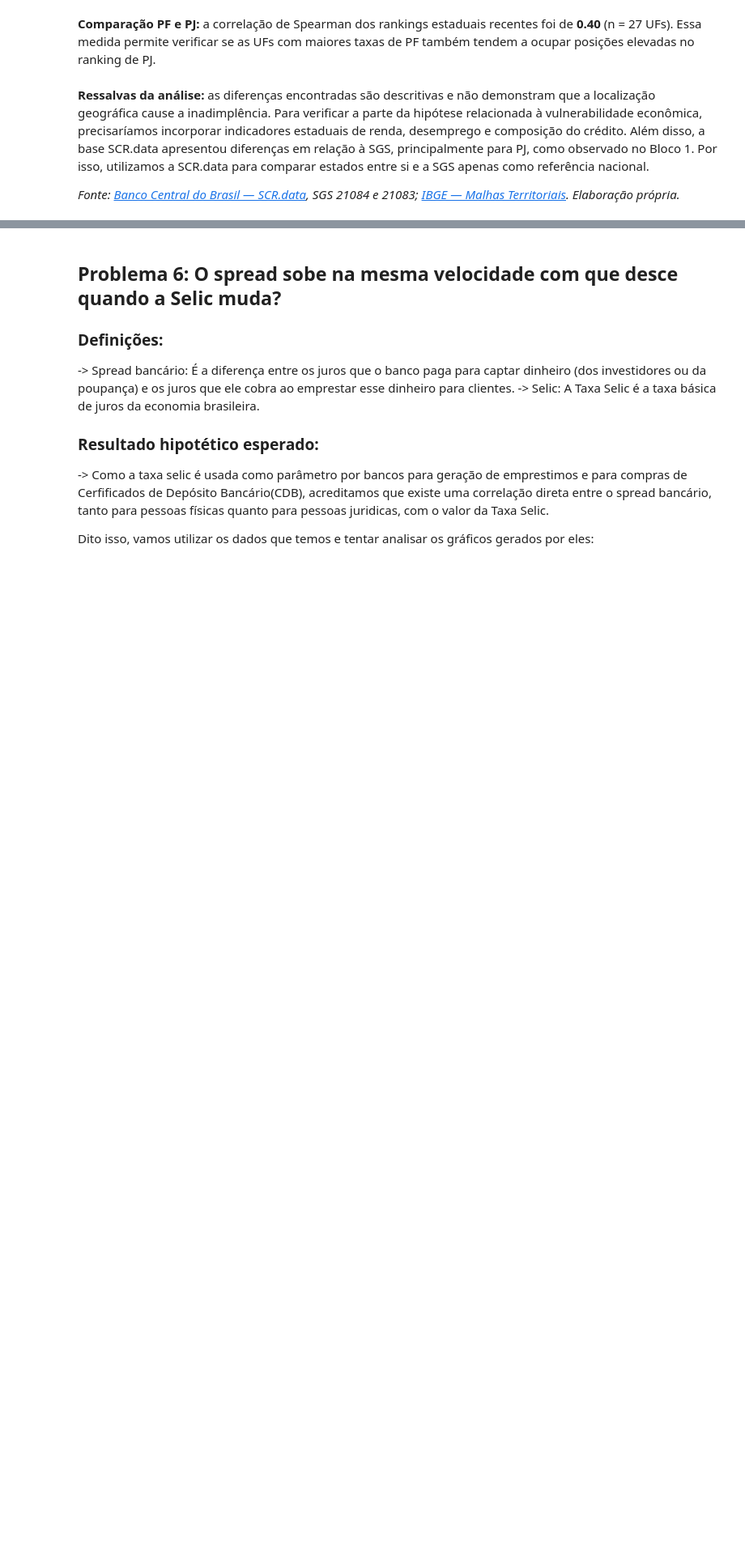
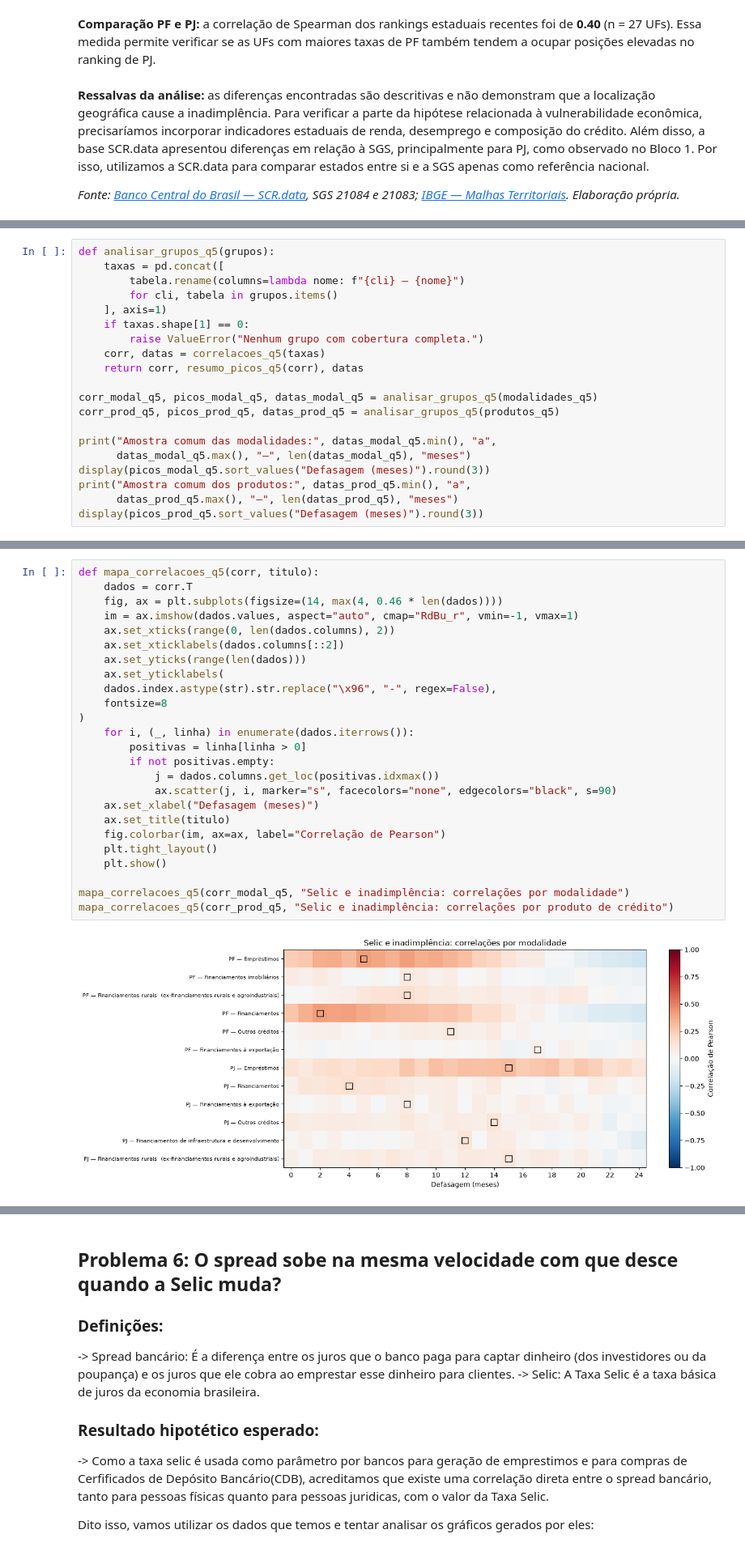
Before and after one commit to JoaoVitor2108/Projeto-AEDV, a Jupyter notebook: analise.ipynb, the cells around one changed output, grey strips where cells are left out. Shown at 81% size. Drawn from its saved outputs; the diff is of its cells as text; blank space fills up the shorter version.

```diff
--- a/analise.ipynb
+++ b/analise.ipynb
@@ -1831,0 +1973,20 @@ As taxas estaduais observadas não foram iguais.
+# %%
+def analisar_grupos_q5(grupos):
+    taxas = pd.concat([
+        tabela.rename(columns=lambda nome: f"{cli} — {nome}")
+        for cli, tabela in grupos.items()
+    ], axis=1)
+    if taxas.shape[1] == 0:
+        raise ValueError("Nenhum grupo com cobertura completa.")
+    corr, datas = correlacoes_q5(taxas)
+    return corr, resumo_picos_q5(corr), datas
+
+corr_modal_q5, picos_modal_q5, datas_modal_q5 = analisar_grupos_q5(modalidades_q5)
+corr_prod_q5, picos_prod_q5, datas_prod_q5 = analisar_grupos_q5(produtos_q5)
+
+print("Amostra comum das modalidades:", datas_modal_q5.min(), "a",
+      datas_modal_q5.max(), "—", len(datas_modal_q5), "meses")
+display(picos_modal_q5.sort_values("Defasagem (meses)").round(3))
+print("Amostra comum dos produtos:", datas_prod_q5.min(), "a",
+      datas_prod_q5.max(), "—", len(datas_prod_q5), "meses")
+display(picos_prod_q5.sort_values("Defasagem (meses)").round(3))
@@ -1831,0 +2028,27 @@ As taxas estaduais observadas não foram iguais.
+# %%
+def mapa_correlacoes_q5(corr, titulo):
+    dados = corr.T
+    fig, ax = plt.subplots(figsize=(14, max(4, 0.46 * len(dados))))
+    im = ax.imshow(dados.values, aspect="auto", cmap="RdBu_r", vmin=-1, vmax=1)
+    ax.set_xticks(range(0, len(dados.columns), 2))
+    ax.set_xticklabels(dados.columns[::2])
+    ax.set_yticks(range(len(dados)))
+    ax.set_yticklabels(
+    dados.index.astype(str).str.replace("\x96", "-", regex=False),
+    fontsize=8
+)
+    for i, (_, linha) in enumerate(dados.iterrows()):
+        positivas = linha[linha > 0]
+        if not positivas.empty:
+            j = dados.columns.get_loc(positivas.idxmax())
+            ax.scatter(j, i, marker="s", facecolors="none", edgecolors="black", s=90)
+    ax.set_xlabel("Defasagem (meses)")
+    ax.set_title(titulo)
+    fig.colorbar(im, ax=ax, label="Correlação de Pearson")
+    plt.tight_layout()
+    plt.show()
+
+mapa_correlacoes_q5(corr_modal_q5, "Selic e inadimplência: correlações por modalidade")
+mapa_correlacoes_q5(corr_prod_q5, "Selic e inadimplência: correlações por produto de crédito")
+# %% [output]
+[figure, added]
```
Also changed, not shown: parts of 20 cells of this notebook.
